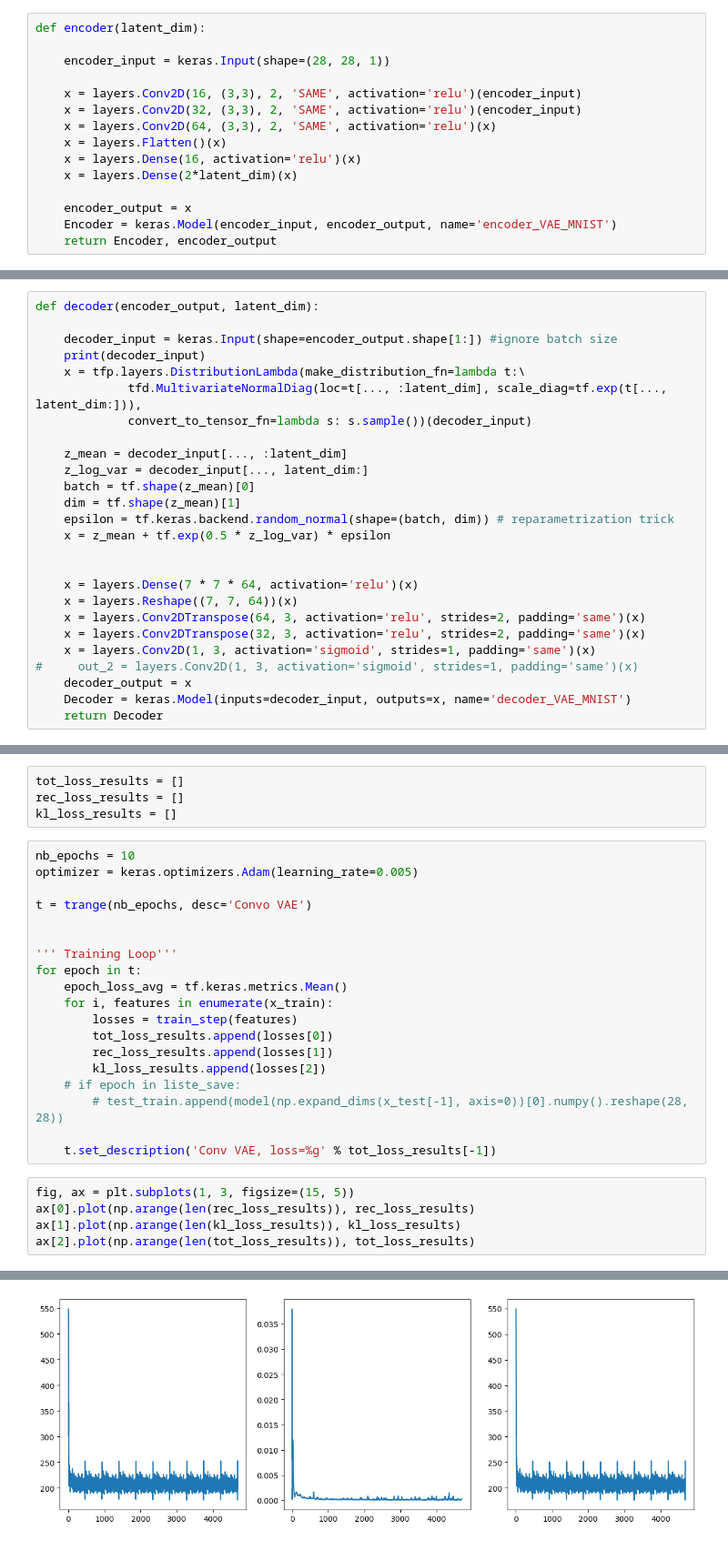
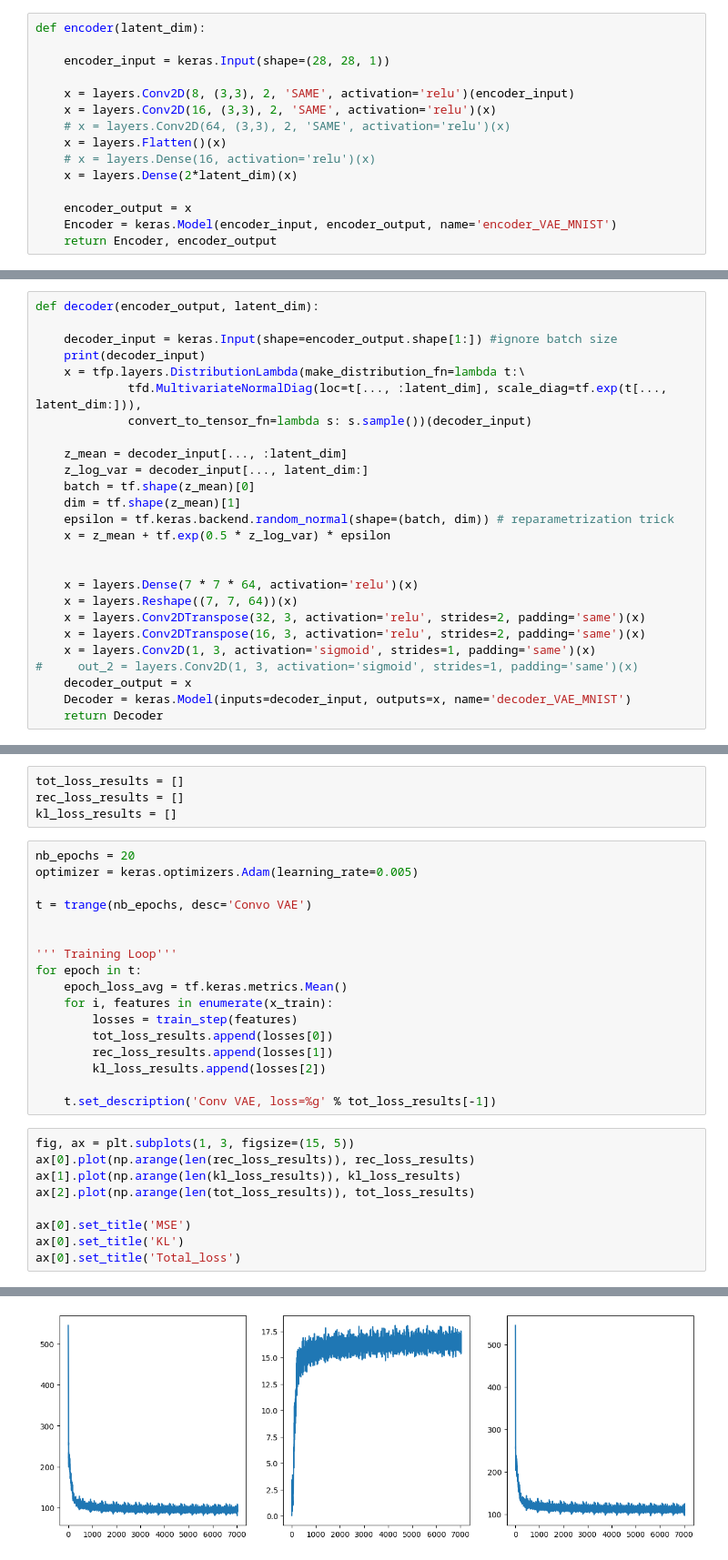
Before and after one commit to Hbretonniere/ucsc_ml_intro, a Jupyter notebook: VAE_mnist.ipynb, the cells around one changed output, grey strips where cells are left out. Shown at 91% size. Cells and saved outputs as stored; diff of their text form.

```diff
--- a/VAE_mnist.ipynb
+++ b/VAE_mnist.ipynb
@@ -25,11 +23,11 @@ def encoder(latent_dim):
 
     encoder_input = keras.Input(shape=(28, 28, 1))
 
-    x = layers.Conv2D(16, (3,3), 2, 'SAME', activation='relu')(encoder_input)
-    x = layers.Conv2D(32, (3,3), 2, 'SAME', activation='relu')(encoder_input)
-    x = layers.Conv2D(64, (3,3), 2, 'SAME', activation='relu')(x)
+    x = layers.Conv2D(8, (3,3), 2, 'SAME', activation='relu')(encoder_input)
+    x = layers.Conv2D(16, (3,3), 2, 'SAME', activation='relu')(x)
+    # x = layers.Conv2D(64, (3,3), 2, 'SAME', activation='relu')(x)
     x = layers.Flatten()(x)
-    x = layers.Dense(16, activation='relu')(x)
+    # x = layers.Dense(16, activation='relu')(x)
     x = layers.Dense(2*latent_dim)(x)
 
     encoder_output = x
@@ -77,8 +77,8 @@ def decoder(encoder_output, latent_dim):
 
     x = layers.Dense(7 * 7 * 64, activation='relu')(x)
     x = layers.Reshape((7, 7, 64))(x)
-    x = layers.Conv2DTranspose(64, 3, activation='relu', strides=2, padding='same')(x)
     x = layers.Conv2DTranspose(32, 3, activation='relu', strides=2, padding='same')(x)
+    x = layers.Conv2DTranspose(16, 3, activation='relu', strides=2, padding='same')(x)
     x = layers.Conv2D(1, 3, activation='sigmoid', strides=1, padding='same')(x)
 #     out_2 = layers.Conv2D(1, 3, activation='sigmoid', strides=1, padding='same')(x)
     decoder_output = x
@@ -174,7 +174,7 @@ tot_loss_results = []
 rec_loss_results = []
 kl_loss_results = []
 # %%
-nb_epochs = 10
+nb_epochs = 20
 optimizer = keras.optimizers.Adam(learning_rate=0.005)
 
 t = trange(nb_epochs, desc='Convo VAE')
@@ -188,18 +188,20 @@ for epoch in t:
         tot_loss_results.append(losses[0])
         rec_loss_results.append(losses[1])
         kl_loss_results.append(losses[2])
-    # if epoch in liste_save:
-        # test_train.append(model(np.expand_dims(x_test[-1], axis=0))[0].numpy().reshape(28, 28))
 
     t.set_description('Conv VAE, loss=%g' % tot_loss_results[-1])
 # %%
 fig, ax = plt.subplots(1, 3, figsize=(15, 5))
 ax[0].plot(np.arange(len(rec_loss_results)), rec_loss_results)
 ax[1].plot(np.arange(len(kl_loss_results)), kl_loss_results)
 ax[2].plot(np.arange(len(tot_loss_results)), tot_loss_results)
+
+ax[0].set_title('MSE')
+ax[0].set_title('KL')
+ax[0].set_title('Total_loss')
 # %% [output]
 [<matplotlib.lines.Line2D at 0x...>]
-[figure, old version]
+[figure, new version]
 # %%
 fig, ax = plt.subplots(10, 2, figsize=(5, 15))
 for i in range(10):
```
Also changed, not shown: parts of 15 cells of this notebook.
